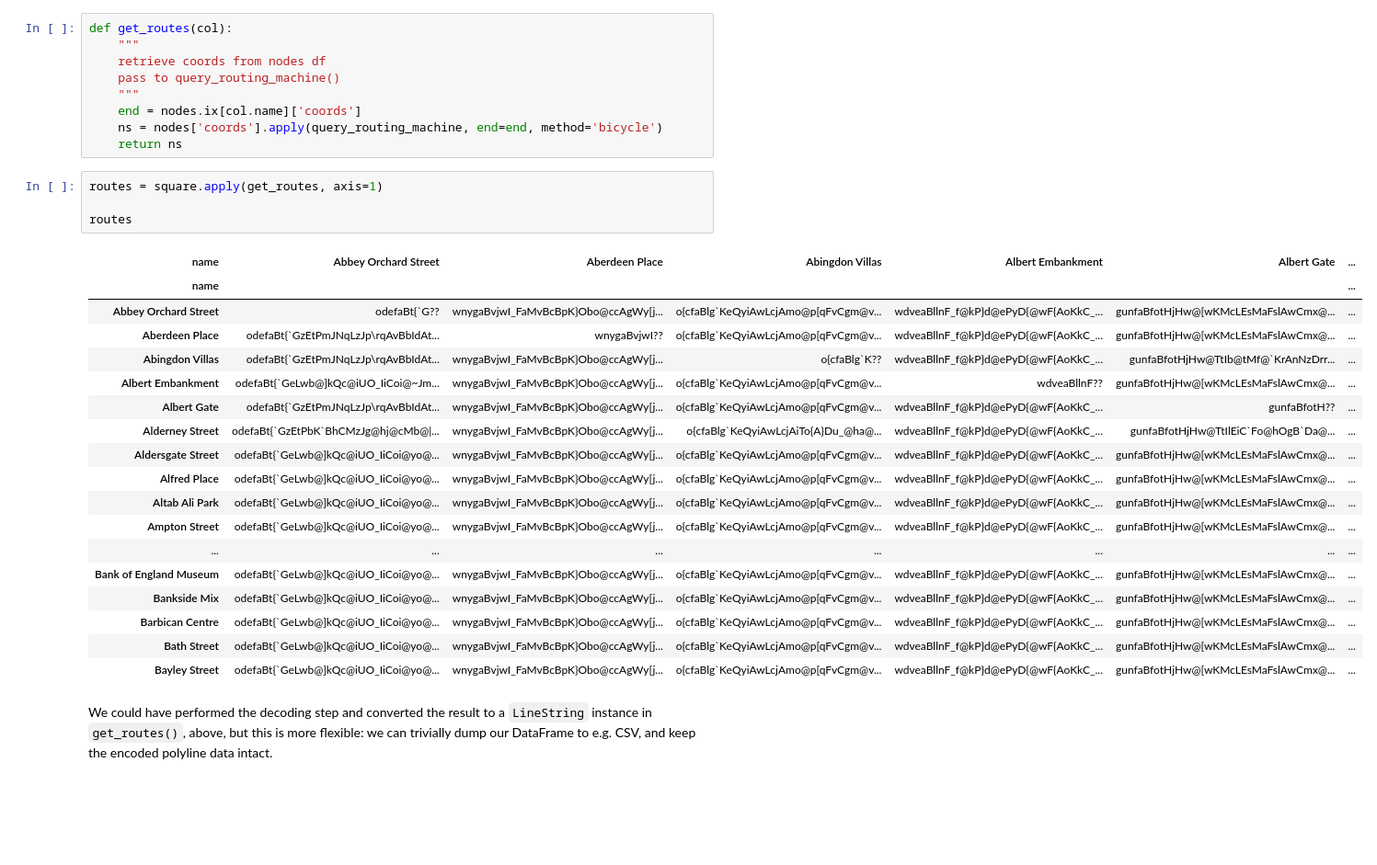
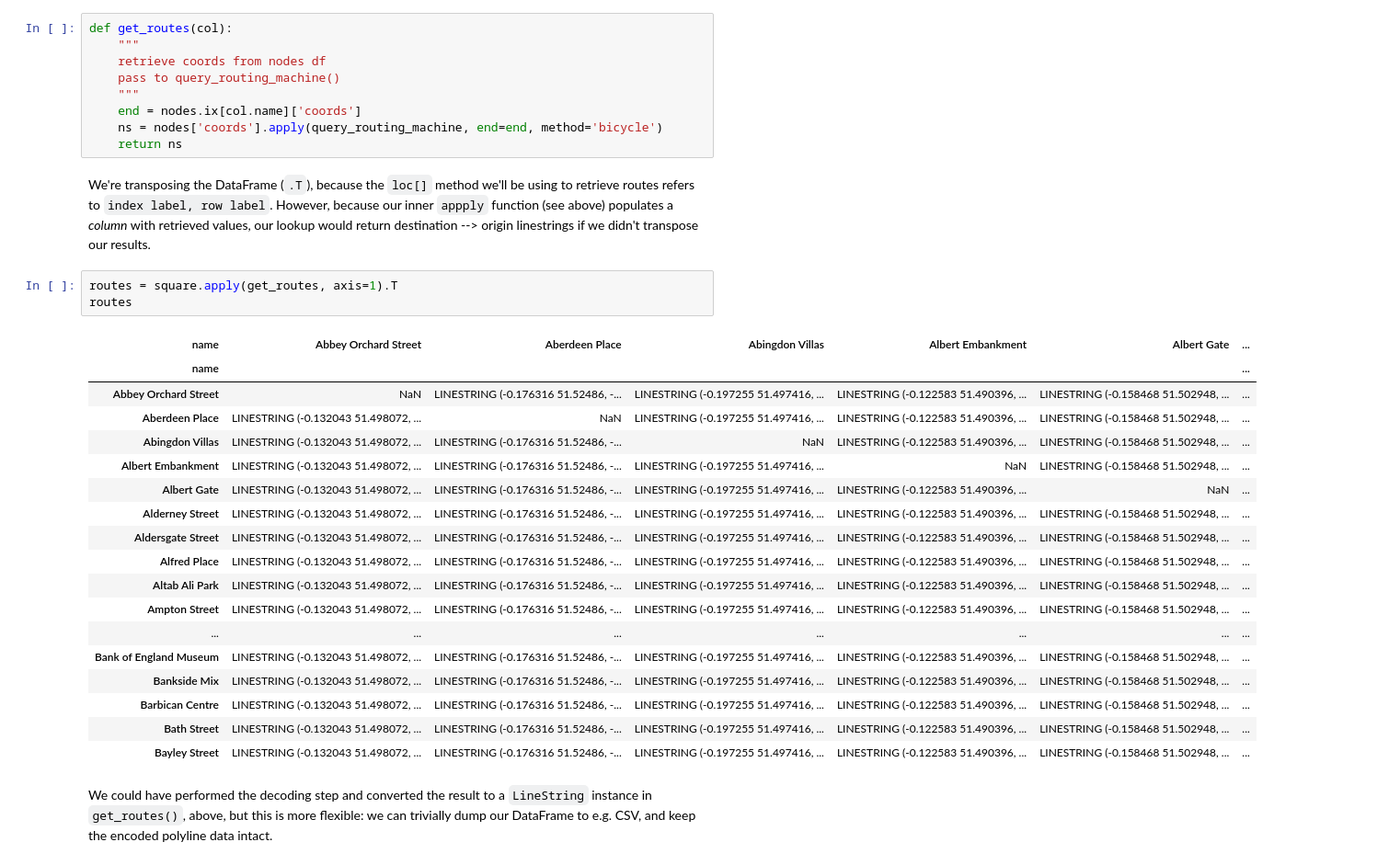
Before and after one commit to urschrei/Geopython, a Jupyter notebook: bikepath.ipynb, the cells around one changed output. Shown at 92% size. Cells and saved outputs as stored; diff of their text form; blank space fills up the shorter version.

Commit message:
Transpose results
This puts route lookup in the correct order

```diff
--- a/bikepath.ipynb
+++ b/bikepath.ipynb
@@ -193,29 +193,30 @@ def get_routes(col):
     end = nodes.ix[col.name]['coords']
     ns = nodes['coords'].apply(query_routing_machine, end=end, method='bicycle')
     return ns
+# %% [markdown]
+We're transposing the DataFrame (`.T`), because the `loc[]` method we'll be using to retrieve routes refers to `index label, row label`. However, because our inner `appply` function (see above) populates a *column* with retrieved values, our lookup would return destination --> origin linestrings if we didn't transpose our results.
 # %%
-routes = square.apply(get_routes, axis=1)
-
+routes = square.apply(get_routes, axis=1).T
 routes
 # %% [output]
 | name | Abbey Orchard Street | Aberdeen Place | Abingdon Villas | Albert Embankment | Albert Gate | ... |
 | name |  |  |  |  |  | ... |
-| Abbey Orchard Street | odefaBt{`G?? | wnygaBvjwI_FaMvBcBpK}Obo@ccAgWy[j... | o{cfaBlg`KeQyiAwLcjAmo@p[qFvCgm@v... | wdveaBllnF_f@kP}d@ePyD{@wF{AoKkC_... | gunfaBfotHjHw@[wKMcLEsMaFslAwCmx@... | ... |
-| Aberdeen Place | odefaBt{`GzEtPmJNqLzJp\rqAvBbIdAt... | wnygaBvjwI?? | o{cfaBlg`KeQyiAwLcjAmo@p[qFvCgm@v... | wdveaBllnF_f@kP}d@ePyD{@wF{AoKkC_... | gunfaBfotHjHw@[wKMcLEsMaFslAwCmx@... | ... |
-| Abingdon Villas | odefaBt{`GzEtPmJNqLzJp\rqAvBbIdAt... | wnygaBvjwI_FaMvBcBpK}Obo@ccAgWy[j... | o{cfaBlg`K?? | wdveaBllnF_f@kP}d@ePyD{@wF{AoKkC_... | gunfaBfotHjHw@TtIb@tMf@`KrAnNzDrr... | ... |
-| Albert Embankment | odefaBt{`GeLwb@]kQc@iUO_IiCoi@~Jm... | wnygaBvjwI_FaMvBcBpK}Obo@ccAgWy[j... | o{cfaBlg`KeQyiAwLcjAmo@p[qFvCgm@v... | wdveaBllnF?? | gunfaBfotHjHw@[wKMcLEsMaFslAwCmx@... | ... |
-| Albert Gate | odefaBt{`GzEtPmJNqLzJp\rqAvBbIdAt... | wnygaBvjwI_FaMvBcBpK}Obo@ccAgWy[j... | o{cfaBlg`KeQyiAwLcjAmo@p[qFvCgm@v... | wdveaBllnF_f@kP}d@ePyD{@wF{AoKkC_... | gunfaBfotH?? | ... |
-| Alderney Street | odefaBt{`GzEtPbK`BhCMzJg@hj@cMb@|... | wnygaBvjwI_FaMvBcBpK}Obo@ccAgWy[j... | o{cfaBlg`KeQyiAwLcjAiTo{A}Du_@ha@... | wdveaBllnF_f@kP}d@ePyD{@wF{AoKkC_... | gunfaBfotHjHw@TtIlEiC`Fo@hOgB`Da@... | ... |
-| Aldersgate Street | odefaBt{`GeLwb@]kQc@iUO_IiCoi@yo@... | wnygaBvjwI_FaMvBcBpK}Obo@ccAgWy[j... | o{cfaBlg`KeQyiAwLcjAmo@p[qFvCgm@v... | wdveaBllnF_f@kP}d@ePyD{@wF{AoKkC_... | gunfaBfotHjHw@[wKMcLEsMaFslAwCmx@... | ... |
-| Alfred Place | odefaBt{`GeLwb@]kQc@iUO_IiCoi@yo@... | wnygaBvjwI_FaMvBcBpK}Obo@ccAgWy[j... | o{cfaBlg`KeQyiAwLcjAmo@p[qFvCgm@v... | wdveaBllnF_f@kP}d@ePyD{@wF{AoKkC_... | gunfaBfotHjHw@[wKMcLEsMaFslAwCmx@... | ... |
-| Altab Ali Park | odefaBt{`GeLwb@]kQc@iUO_IiCoi@yo@... | wnygaBvjwI_FaMvBcBpK}Obo@ccAgWy[j... | o{cfaBlg`KeQyiAwLcjAmo@p[qFvCgm@v... | wdveaBllnF_f@kP}d@ePyD{@wF{AoKkC_... | gunfaBfotHjHw@[wKMcLEsMaFslAwCmx@... | ... |
-| Ampton Street | odefaBt{`GeLwb@]kQc@iUO_IiCoi@yo@... | wnygaBvjwI_FaMvBcBpK}Obo@ccAgWy[j... | o{cfaBlg`KeQyiAwLcjAmo@p[qFvCgm@v... | wdveaBllnF_f@kP}d@ePyD{@wF{AoKkC_... | gunfaBfotHjHw@[wKMcLEsMaFslAwCmx@... | ... |
+| Abbey Orchard Street | NaN | LINESTRING (-0.176316 51.52486, -... | LINESTRING (-0.197255 51.497416, ... | LINESTRING (-0.122583 51.490396, ... | LINESTRING (-0.158468 51.502948, ... | ... |
+| Aberdeen Place | LINESTRING (-0.132043 51.498072, ... | NaN | LINESTRING (-0.197255 51.497416, ... | LINESTRING (-0.122583 51.490396, ... | LINESTRING (-0.158468 51.502948, ... | ... |
+| Abingdon Villas | LINESTRING (-0.132043 51.498072, ... | LINESTRING (-0.176316 51.52486, -... | NaN | LINESTRING (-0.122583 51.490396, ... | LINESTRING (-0.158468 51.502948, ... | ... |
+| Albert Embankment | LINESTRING (-0.132043 51.498072, ... | LINESTRING (-0.176316 51.52486, -... | LINESTRING (-0.197255 51.497416, ... | NaN | LINESTRING (-0.158468 51.502948, ... | ... |
+| Albert Gate | LINESTRING (-0.132043 51.498072, ... | LINESTRING (-0.176316 51.52486, -... | LINESTRING (-0.197255 51.497416, ... | LINESTRING (-0.122583 51.490396, ... | NaN | ... |
+| Alderney Street | LINESTRING (-0.132043 51.498072, ... | LINESTRING (-0.176316 51.52486, -... | LINESTRING (-0.197255 51.497416, ... | LINESTRING (-0.122583 51.490396, ... | LINESTRING (-0.158468 51.502948, ... | ... |
+| Aldersgate Street | LINESTRING (-0.132043 51.498072, ... | LINESTRING (-0.176316 51.52486, -... | LINESTRING (-0.197255 51.497416, ... | LINESTRING (-0.122583 51.490396, ... | LINESTRING (-0.158468 51.502948, ... | ... |
+| Alfred Place | LINESTRING (-0.132043 51.498072, ... | LINESTRING (-0.176316 51.52486, -... | LINESTRING (-0.197255 51.497416, ... | LINESTRING (-0.122583 51.490396, ... | LINESTRING (-0.158468 51.502948, ... | ... |
+| Altab Ali Park | LINESTRING (-0.132043 51.498072, ... | LINESTRING (-0.176316 51.52486, -... | LINESTRING (-0.197255 51.497416, ... | LINESTRING (-0.122583 51.490396, ... | LINESTRING (-0.158468 51.502948, ... | ... |
+| Ampton Street | LINESTRING (-0.132043 51.498072, ... | LINESTRING (-0.176316 51.52486, -... | LINESTRING (-0.197255 51.497416, ... | LINESTRING (-0.122583 51.490396, ... | LINESTRING (-0.158468 51.502948, ... | ... |
 | ... | ... | ... | ... | ... | ... | ... |
-| Bank of England Museum | odefaBt{`GeLwb@]kQc@iUO_IiCoi@yo@... | wnygaBvjwI_FaMvBcBpK}Obo@ccAgWy[j... | o{cfaBlg`KeQyiAwLcjAmo@p[qFvCgm@v... | wdveaBllnF_f@kP}d@ePyD{@wF{AoKkC_... | gunfaBfotHjHw@[wKMcLEsMaFslAwCmx@... | ... |
-| Bankside Mix | odefaBt{`GeLwb@]kQc@iUO_IiCoi@yo@... | wnygaBvjwI_FaMvBcBpK}Obo@ccAgWy[j... | o{cfaBlg`KeQyiAwLcjAmo@p[qFvCgm@v... | wdveaBllnF_f@kP}d@ePyD{@wF{AoKkC_... | gunfaBfotHjHw@[wKMcLEsMaFslAwCmx@... | ... |
-| Barbican Centre | odefaBt{`GeLwb@]kQc@iUO_IiCoi@yo@... | wnygaBvjwI_FaMvBcBpK}Obo@ccAgWy[j... | o{cfaBlg`KeQyiAwLcjAmo@p[qFvCgm@v... | wdveaBllnF_f@kP}d@ePyD{@wF{AoKkC_... | gunfaBfotHjHw@[wKMcLEsMaFslAwCmx@... | ... |
-| Bath Street | odefaBt{`GeLwb@]kQc@iUO_IiCoi@yo@... | wnygaBvjwI_FaMvBcBpK}Obo@ccAgWy[j... | o{cfaBlg`KeQyiAwLcjAmo@p[qFvCgm@v... | wdveaBllnF_f@kP}d@ePyD{@wF{AoKkC_... | gunfaBfotHjHw@[wKMcLEsMaFslAwCmx@... | ... |
-| Bayley Street | odefaBt{`GeLwb@]kQc@iUO_IiCoi@yo@... | wnygaBvjwI_FaMvBcBpK}Obo@ccAgWy[j... | o{cfaBlg`KeQyiAwLcjAmo@p[qFvCgm@v... | wdveaBllnF_f@kP}d@ePyD{@wF{AoKkC_... | gunfaBfotHjHw@[wKMcLEsMaFslAwCmx@... | ... |
+| Bank of England Museum | LINESTRING (-0.132043 51.498072, ... | LINESTRING (-0.176316 51.52486, -... | LINESTRING (-0.197255 51.497416, ... | LINESTRING (-0.122583 51.490396, ... | LINESTRING (-0.158468 51.502948, ... | ... |
+| Bankside Mix | LINESTRING (-0.132043 51.498072, ... | LINESTRING (-0.176316 51.52486, -... | LINESTRING (-0.197255 51.497416, ... | LINESTRING (-0.122583 51.490396, ... | LINESTRING (-0.158468 51.502948, ... | ... |
+| Barbican Centre | LINESTRING (-0.132043 51.498072, ... | LINESTRING (-0.176316 51.52486, -... | LINESTRING (-0.197255 51.497416, ... | LINESTRING (-0.122583 51.490396, ... | LINESTRING (-0.158468 51.502948, ... | ... |
+| Bath Street | LINESTRING (-0.132043 51.498072, ... | LINESTRING (-0.176316 51.52486, -... | LINESTRING (-0.197255 51.497416, ... | LINESTRING (-0.122583 51.490396, ... | LINESTRING (-0.158468 51.502948, ... | ... |
+| Bayley Street | LINESTRING (-0.132043 51.498072, ... | LINESTRING (-0.176316 51.52486, -... | LINESTRING (-0.197255 51.497416, ... | LINESTRING (-0.122583 51.490396, ... | LINESTRING (-0.158468 51.502948, ... | ... |
 # %% [markdown]
 We could have performed the decoding step and converted the result to a `LineString` instance in `get_routes()`, above, but this is more flexible: we can trivially dump our DataFrame to e.g. CSV, and keep the encoded polyline data intact.
 # %%
```
Also changed, not shown: parts of 9 cells of this notebook.
